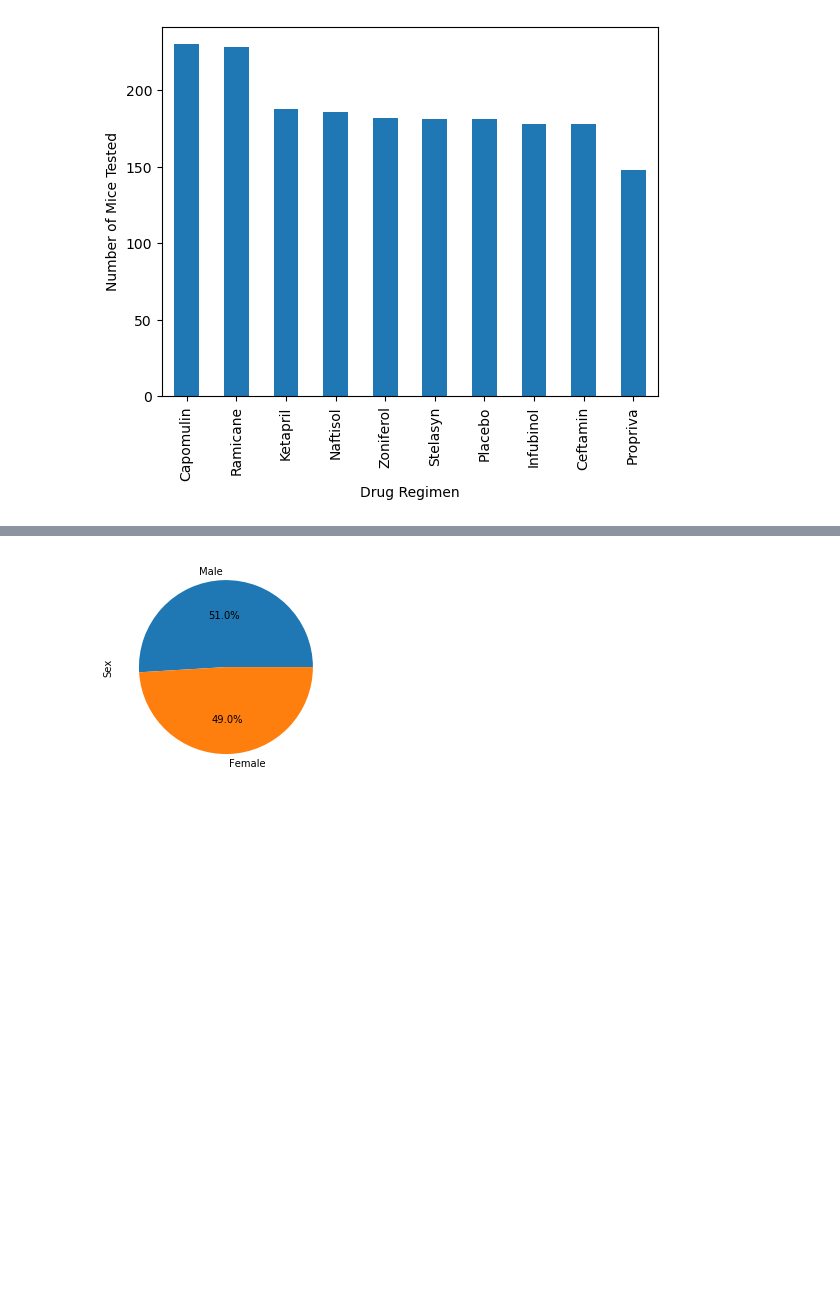
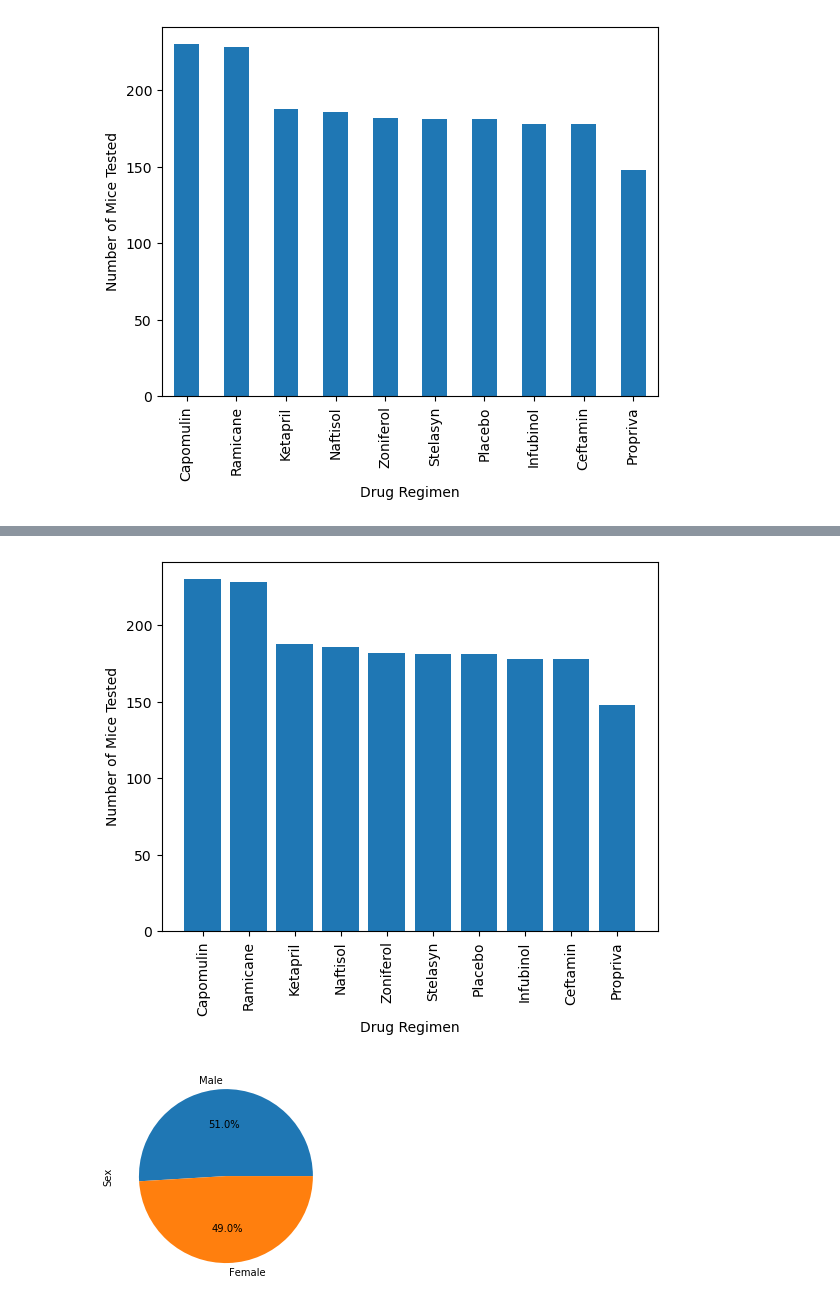
Before and after one commit to JeremyTallant/MatPlotLib-challenge, a Jupyter notebook: Pymaceuticals/pymaceuticals.ipynb, the cells around one changed output, grey strips where cells are left out. Saved outputs shown, nothing was run; the diff lists cells and outputs as text; code cells hidden in the pictures; blank space fills up the shorter version.

Commit message:
created bar plot with pyplot

```diff
--- a/Pymaceuticals/pymaceuticals.ipynb
+++ b/Pymaceuticals/pymaceuticals.ipynb
@@ -148,3 +145,24 @@ drug_regimen_mice_count.plot(kind='bar', xlabel='Drug Regimen', ylabel='Number o
+# %%
+# Generate a bar plot showing the number of mice tested for each drug regimen using pyplot.
+
+# Set up the x-axis values (drug regimen names) and the heights (number of mice)
+x_values = drug_regimen_mice_count.index
+y_values = drug_regimen_mice_count.values
+
+# Create a bar plot
+plt.bar(x_values, y_values)
+
+# Adding labels
+plt.xlabel('Drug Regimen')
+plt.ylabel('Number of Mice Tested')
+
+# Rotate x-axis labels
+plt.xticks(rotation=90)
+
+# Display the plot
+plt.show()
+# %% [output]
+[figure, added]
 # %%
 # Generate a pie plot showing the distribution of female versus male mice using Pandas
 # %% [output]
```
Also changed, not shown: parts of 2 cells of this notebook.
